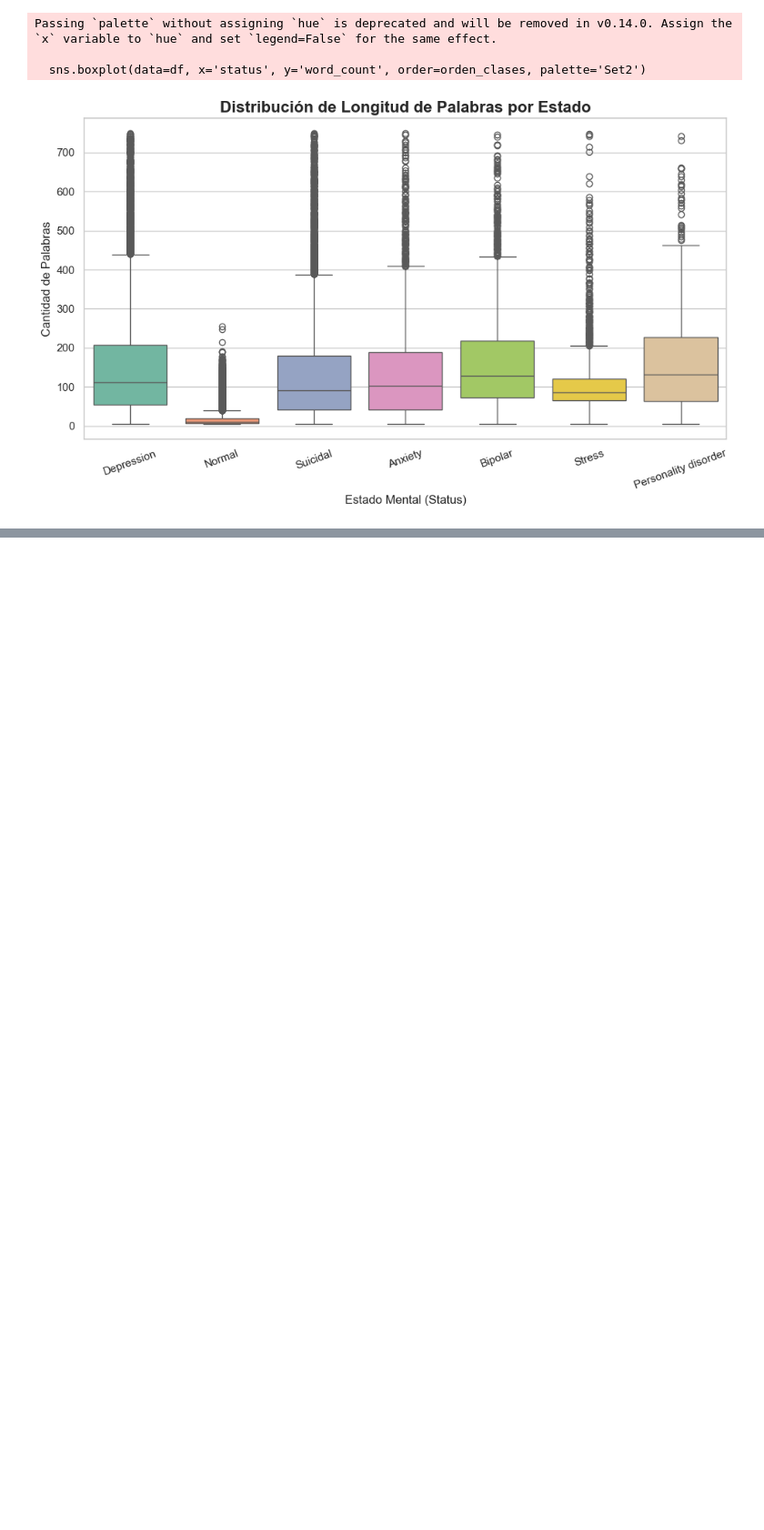
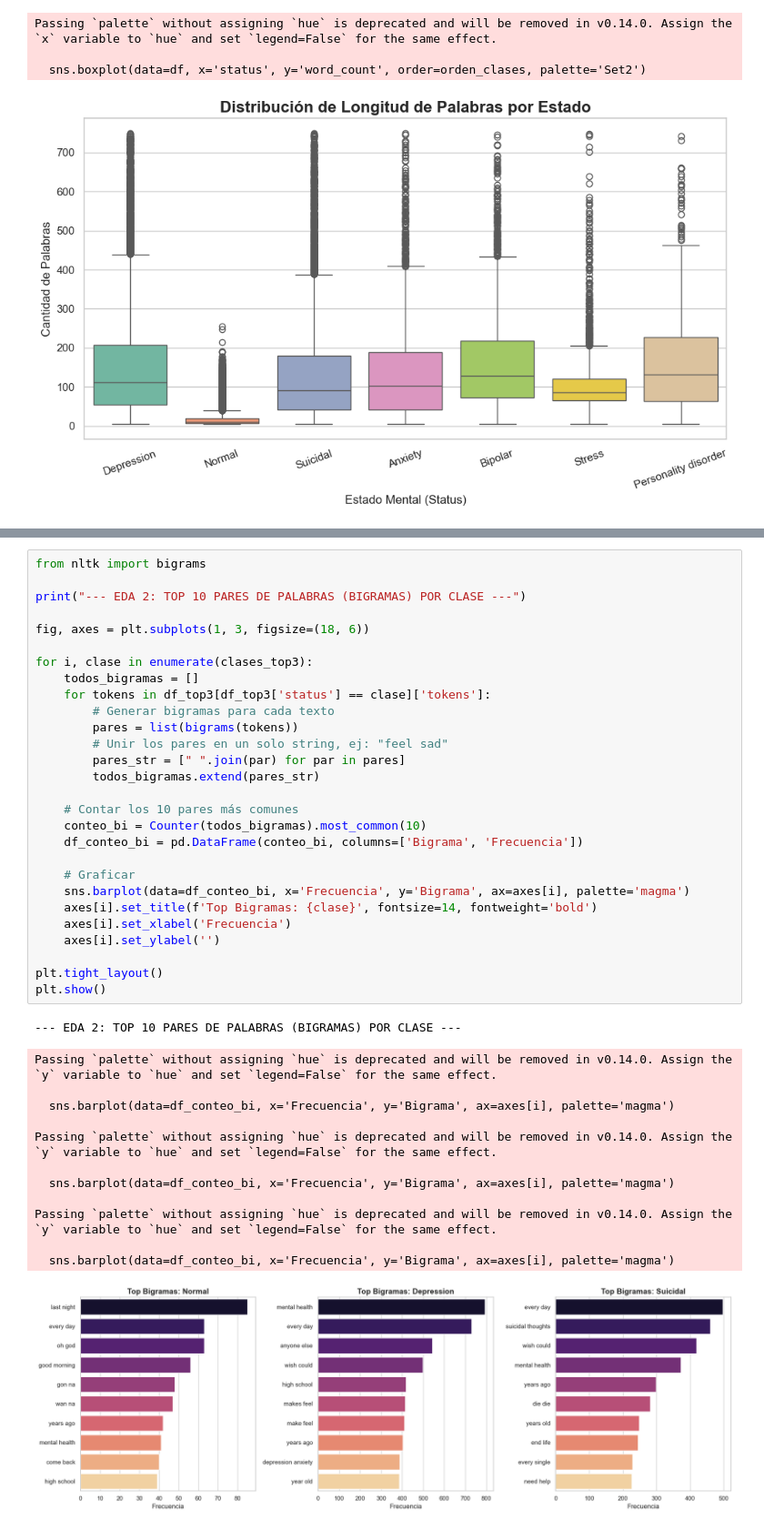
Before and after one commit to Nakamuros/1ACC0219-TP-TF-2026-01, a Jupyter notebook: TP_NLP.ipynb, the cells around one changed output, grey strips where cells are left out. Shown at 91% size. Drawn from its saved outputs; the diff is of its cells as text; blank space fills up the shorter version.

Commit message:
feat: nuevos EDAS y dataset limpio guardado para entrenamiento

```diff
--- a/TP_NLP.ipynb
+++ b/TP_NLP.ipynb
@@ -270,0 +348,42 @@ Passing `palette` without assigning `hue` is deprecated and will be removed in v
+# %%
+from nltk import bigrams
+
+print("--- EDA 2: TOP 10 PARES DE PALABRAS (BIGRAMAS) POR CLASE ---")
+
+fig, axes = plt.subplots(1, 3, figsize=(18, 6))
+
+for i, clase in enumerate(clases_top3):
+    todos_bigramas = []
+    for tokens in df_top3[df_top3['status'] == clase]['tokens']:
+        # Generar bigramas para cada texto
+        pares = list(bigrams(tokens))
+        # Unir los pares en un solo string, ej: "feel sad"
+        pares_str = [" ".join(par) for par in pares]
+        todos_bigramas.extend(pares_str)
+
+    # Contar los 10 pares más comunes
+    conteo_bi = Counter(todos_bigramas).most_common(10)
+    df_conteo_bi = pd.DataFrame(conteo_bi, columns=['Bigrama', 'Frecuencia'])
+
+    # Graficar
+    sns.barplot(data=df_conteo_bi, x='Frecuencia', y='Bigrama', ax=axes[i], palette='magma')
+    axes[i].set_title(f'Top Bigramas: {clase}', fontsize=14, fontweight='bold')
+    axes[i].set_xlabel('Frecuencia')
+    axes[i].set_ylabel('')
+
+plt.tight_layout()
+plt.show()
+# %% [output]
+--- EDA 2: TOP 10 PARES DE PALABRAS (BIGRAMAS) POR CLASE ---
+Passing `palette` without assigning `hue` is deprecated and will be removed in v0.14.0. Assign the `y` variable to `hue` and set `legend=False` for the same effect.
+
+  sns.barplot(data=df_conteo_bi, x='Frecuencia', y='Bigrama', ax=axes[i], palette='magma')
+
+Passing `palette` without assigning `hue` is deprecated and will be removed in v0.14.0. Assign the `y` variable to `hue` and set `legend=False` for the same effect.
+
+  sns.barplot(data=df_conteo_bi, x='Frecuencia', y='Bigrama', ax=axes[i], palette='magma')
+
+Passing `palette` without assigning `hue` is deprecated and will be removed in v0.14.0. Assign the `y` variable to `hue` and set `legend=False` for the same effect.
+
+  sns.barplot(data=df_conteo_bi, x='Frecuencia', y='Bigrama', ax=axes[i], palette='magma')
+[figure, added]
```
Also changed, not shown: parts of 5 cells of this notebook, 1 other file.
